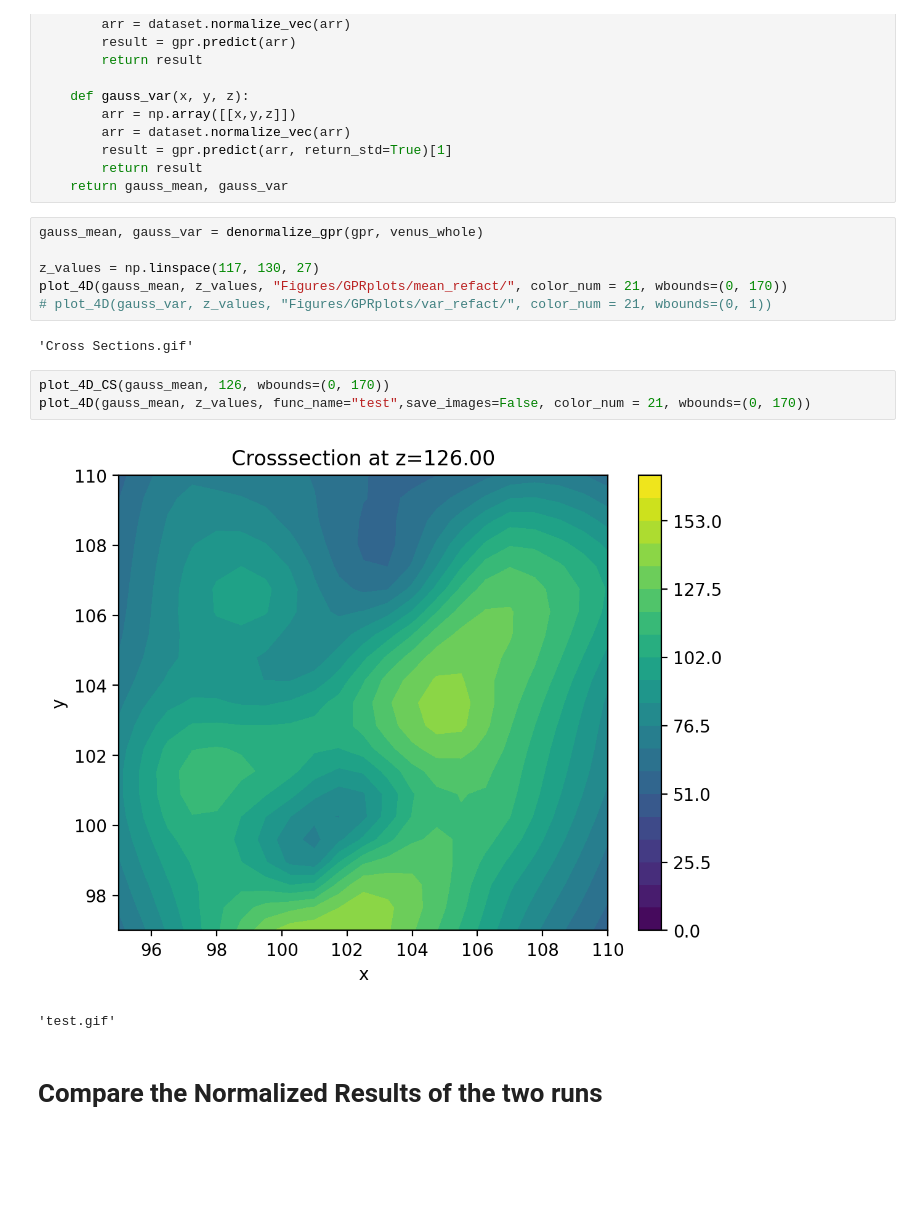
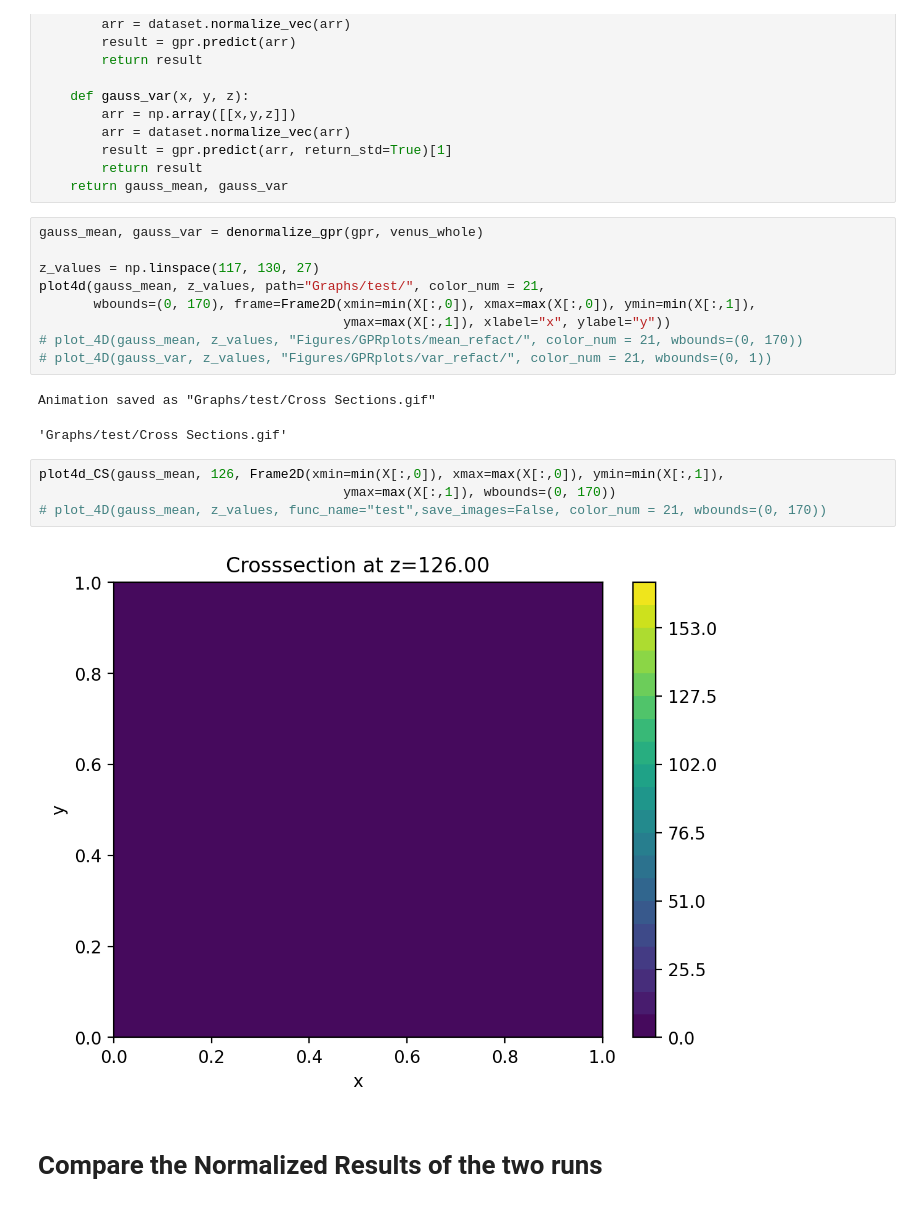
Before and after one commit to yubinhu/Venus-Exploration, a Jupyter notebook: GRonData.ipynb, the cells around one changed output. Saved outputs shown, nothing was run; the diff lists cells and outputs as text; blank space fills up the shorter version.

```diff
--- a/GRonData.ipynb
+++ b/GRonData.ipynb
@@ -173,16 +200,20 @@ def denormalize_gpr(gpr, dataset):
 gauss_mean, gauss_var = denormalize_gpr(gpr, venus_whole)
 
 z_values = np.linspace(117, 130, 27)
-plot_4D(gauss_mean, z_values, "Figures/GPRplots/mean_refact/", color_num = 21, wbounds=(0, 170))
+plot4d(gauss_mean, z_values, path="Graphs/test/", color_num = 21,
+       wbounds=(0, 170), frame=Frame2D(xmin=min(X[:,0]), xmax=max(X[:,0]), ymin=min(X[:,1]),
+                                       ymax=max(X[:,1]), xlabel="x", ylabel="y"))
+# plot_4D(gauss_mean, z_values, "Figures/GPRplots/mean_refact/", color_num = 21, wbounds=(0, 170))
 # plot_4D(gauss_var, z_values, "Figures/GPRplots/var_refact/", color_num = 21, wbounds=(0, 1))
 # %% [output]
-'Cross Sections.gif'
+Animation saved as "Graphs/test/Cross Sections.gif"
+'Graphs/test/Cross Sections.gif'
 # %%
-plot_4D_CS(gauss_mean, 126, wbounds=(0, 170))
-plot_4D(gauss_mean, z_values, func_name="test",save_images=False, color_num = 21, wbounds=(0, 170))
+plot4d_CS(gauss_mean, 126, Frame2D(xmin=min(X[:,0]), xmax=max(X[:,0]), ymin=min(X[:,1]),
+                                       ymax=max(X[:,1]), wbounds=(0, 170))
+# plot_4D(gauss_mean, z_values, func_name="test",save_images=False, color_num = 21, wbounds=(0, 170))
 # %% [output]
-[figure, old version]
+[figure, new version]
-'test.gif'
 # %% [markdown]
 # Compare the Normalized Results of the two runs
 # %%
```
Also changed, not shown: parts of 4 cells of this notebook, 12 other files.
